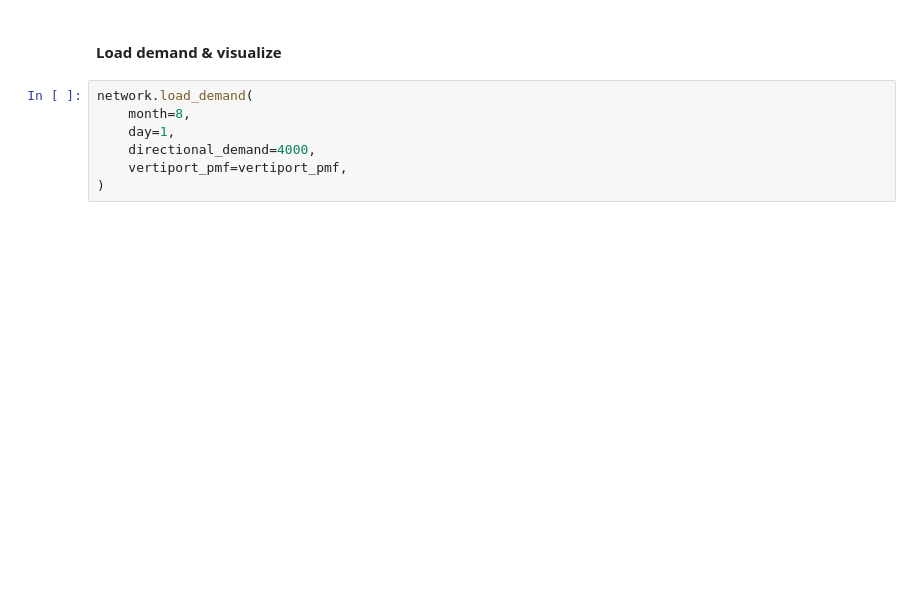
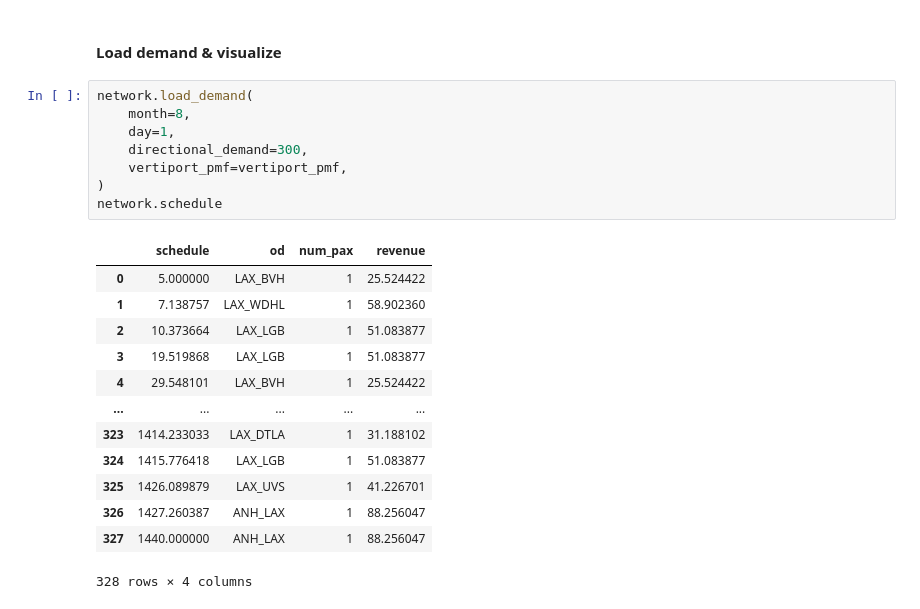
Before and after one commit to caoalbert/uam_system_model, a Jupyter notebook: example.ipynb, the cells around one changed output. Saved outputs shown, nothing was run; the diff lists cells and outputs as text; blank space fills up the shorter version.

```diff
--- a/example.ipynb
+++ b/example.ipynb
@@ -53,10 +61,25 @@ network = StarNetwork(
 # %%
 network.load_demand(
     month=8,
     day=1,
-    directional_demand=4000,
+    directional_demand=300,
     vertiport_pmf=vertiport_pmf,
 )
+network.schedule
+# %% [output]
+|  | schedule | od | num_pax | revenue |
+| 0 | 5.000000 | LAX_BVH | 1 | 25.524422 |
+| 1 | 7.138757 | LAX_WDHL | 1 | 58.902360 |
+| 2 | 10.373664 | LAX_LGB | 1 | 51.083877 |
+| 3 | 19.519868 | LAX_LGB | 1 | 51.083877 |
+| 4 | 29.548101 | LAX_BVH | 1 | 25.524422 |
+| ... | ... | ... | ... | ... |
+| 323 | 1414.233033 | LAX_DTLA | 1 | 31.188102 |
+| 324 | 1415.776418 | LAX_LGB | 1 | 51.083877 |
+| 325 | 1426.089879 | LAX_UVS | 1 | 41.226701 |
+| 326 | 1427.260387 | ANH_LAX | 1 | 88.256047 |
+| 327 | 1440.000000 | ANH_LAX | 1 | 88.256047 |
+328 rows × 4 columns
 # %%
 fig, ax = plot_hourly_flight_distribution(network, ylim=(0, 25))
 plt.show()
```
Also changed, not shown: parts of 8 cells of this notebook, 11 other files.
